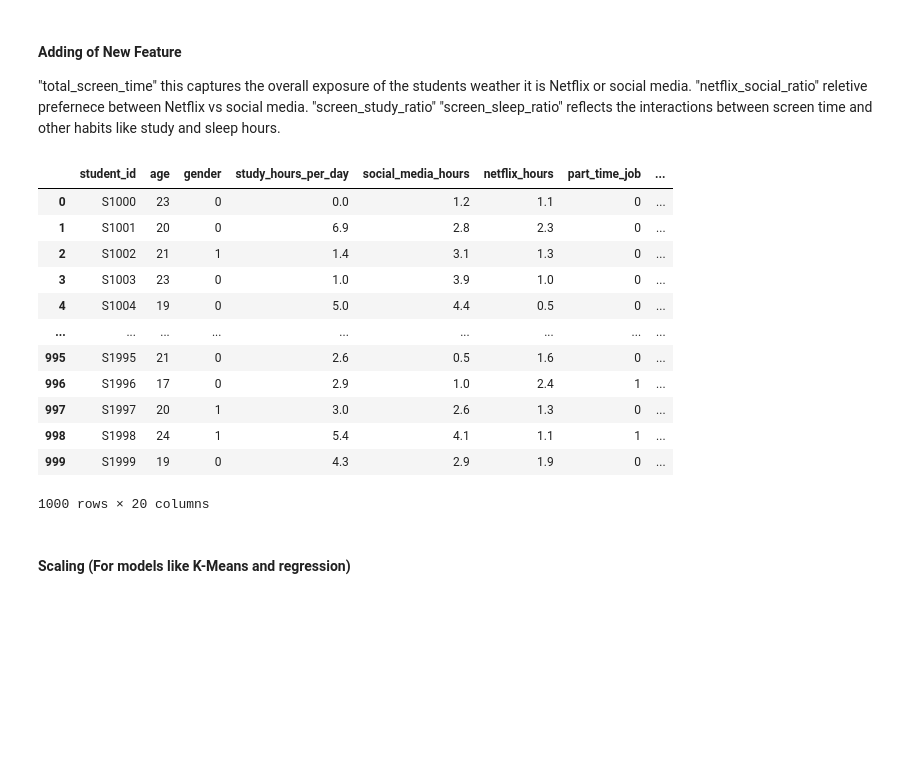
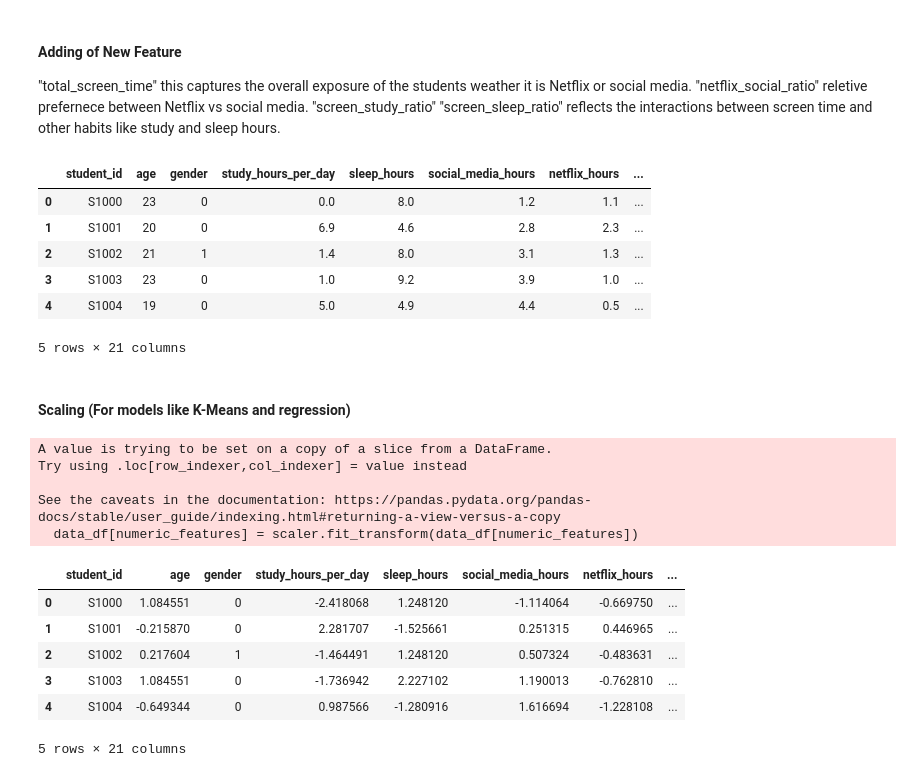
Before and after one commit to JuanTuatis/emtech-programming-assignment, a Jupyter notebook: EmTech-Capstone-Project/Capstone-Project.ipynb, the cells around one changed output. Drawn from its saved outputs; the diff is of its cells as text; code cells hidden in the pictures; blank space fills up the shorter version.

```diff
--- a/EmTech-Capstone-Project/Capstone-Project.ipynb
+++ b/EmTech-Capstone-Project/Capstone-Project.ipynb
@@ -122,25 +123,52 @@ Since there are only 2 values for the columns "gender", "part_time_job", and "ex
 # %%
 data_df["total_screen_time"] = data_df["netflix_hours"] + data_df["social_media_hours"]
 data_df["netflix_social_ratio"] = data_df["netflix_hours"] / (data_df["social_media_hours"] + 0.1)
 ## 0.1 is added to the denominator is act as an safeguard against divsion by zero.
 
 data_df["screen_study_ratio"] = data_df["total_screen_time"] / (data_df["study_hours_per_day"] + 0.1)
 data_df["screen_sleep_ratio"] = data_df["total_screen_time"] / (data_df["sleep_hours"] + 0.1)
 
-data_df
+## Rearraging the column order
+data_df = data_df[["student_id", "age", "gender", "study_hours_per_day",
+                   "sleep_hours", "social_media_hours", "netflix_hours",
+                   "total_screen_time", "netflix_social_ratio", "part_time_job",
+                   "attendance_percentage", "sleep_hours",  "screen_study_ratio",
+                   "screen_sleep_ratio", "diet_quality", "exercise_frequency",
+                   "parental_education_level", "internet_quality", "mental_health_rating",
+                   "extracurricular_participation", "exam_score"]]
+data_df.head()
 # %% [output]
-|  | student_id | age | gender | study_hours_per_day | social_media_hours | netflix_hours | part_time_job | ... |
-| 0 | S1000 | 23 | 0 | 0.0 | 1.2 | 1.1 | 0 | ... |
-| 1 | S1001 | 20 | 0 | 6.9 | 2.8 | 2.3 | 0 | ... |
-| 2 | S1002 | 21 | 1 | 1.4 | 3.1 | 1.3 | 0 | ... |
-| 3 | S1003 | 23 | 0 | 1.0 | 3.9 | 1.0 | 0 | ... |
-| 4 | S1004 | 19 | 0 | 5.0 | 4.4 | 0.5 | 0 | ... |
-| ... | ... | ... | ... | ... | ... | ... | ... | ... |
-| 995 | S1995 | 21 | 0 | 2.6 | 0.5 | 1.6 | 0 | ... |
-| 996 | S1996 | 17 | 0 | 2.9 | 1.0 | 2.4 | 1 | ... |
-| 997 | S1997 | 20 | 1 | 3.0 | 2.6 | 1.3 | 0 | ... |
-| 998 | S1998 | 24 | 1 | 5.4 | 4.1 | 1.1 | 1 | ... |
-| 999 | S1999 | 19 | 0 | 4.3 | 2.9 | 1.9 | 0 | ... |
+|  | student_id | age | gender | study_hours_per_day | sleep_hours | social_media_hours | netflix_hours | ... |
+| 0 | S1000 | 23 | 0 | 0.0 | 8.0 | 1.2 | 1.1 | ... |
+| 1 | S1001 | 20 | 0 | 6.9 | 4.6 | 2.8 | 2.3 | ... |
+| 2 | S1002 | 21 | 1 | 1.4 | 8.0 | 3.1 | 1.3 | ... |
+| 3 | S1003 | 23 | 0 | 1.0 | 9.2 | 3.9 | 1.0 | ... |
+| 4 | S1004 | 19 | 0 | 5.0 | 4.9 | 4.4 | 0.5 | ... |
-1000 rows × 20 columns
+5 rows × 21 columns
 # %% [markdown]
 #### Scaling (For models like K-Means and regression)
+# %%
+from sklearn.preprocessing import StandardScaler
+
+numeric_features = ["age", "study_hours_per_day", "sleep_hours",
+                    "social_media_hours", "netflix_hours", "total_screen_time",
+                    "netflix_social_ratio", "attendance_percentage",
+                    "sleep_hours",  "screen_study_ratio", "screen_sleep_ratio",
+                    "exercise_frequency", "internet_quality", "mental_health_rating", "extracurricular_participation"]
+
+scaler = StandardScaler()
+data_df[numeric_features] = scaler.fit_transform(data_df[numeric_features])
+data_df.head()
+# %% [output]
+A value is trying to be set on a copy of a slice from a DataFrame.
+Try using .loc[row_indexer,col_indexer] = value instead
+
+See the caveats in the documentation: https://pandas.pydata.org/pandas-docs/stable/user_guide/indexing.html#returning-a-view-versus-a-copy
+  data_df[numeric_features] = scaler.fit_transform(data_df[numeric_features])
+|  | student_id | age | gender | study_hours_per_day | sleep_hours | social_media_hours | netflix_hours | ... |
+| 0 | S1000 | 1.084551 | 0 | -2.418068 | 1.248120 | -1.114064 | -0.669750 | ... |
+| 1 | S1001 | -0.215870 | 0 | 2.281707 | -1.525661 | 0.251315 | 0.446965 | ... |
+| 2 | S1002 | 0.217604 | 1 | -1.464491 | 1.248120 | 0.507324 | -0.483631 | ... |
+| 3 | S1003 | 1.084551 | 0 | -1.736942 | 2.227102 | 1.190013 | -0.762810 | ... |
+| 4 | S1004 | -0.649344 | 0 | 0.987566 | -1.280916 | 1.616694 | -1.228108 | ... |
+5 rows × 21 columns
```
Also changed, not shown: parts of 6 cells of this notebook.
